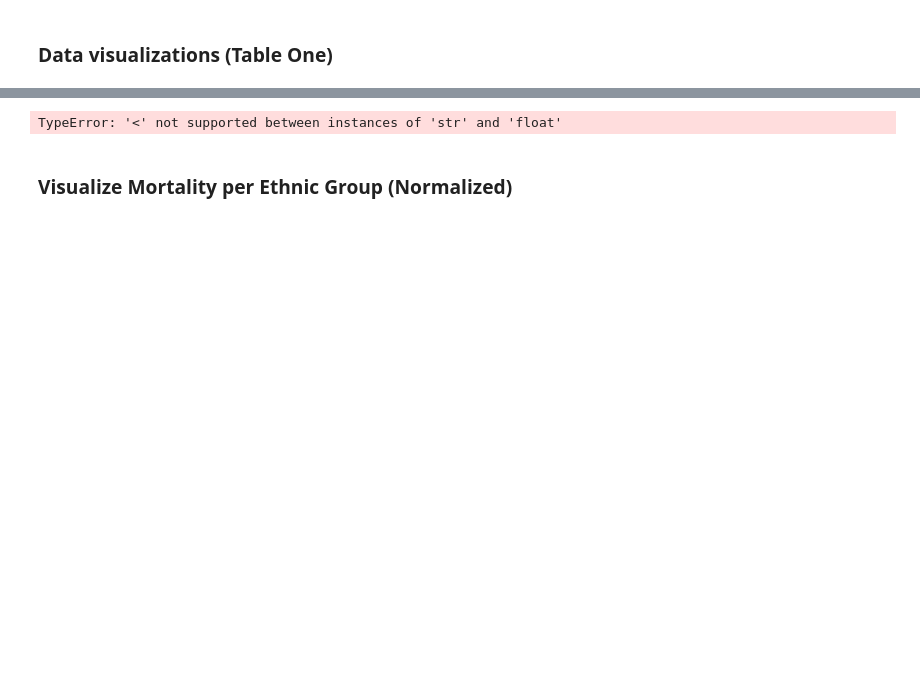
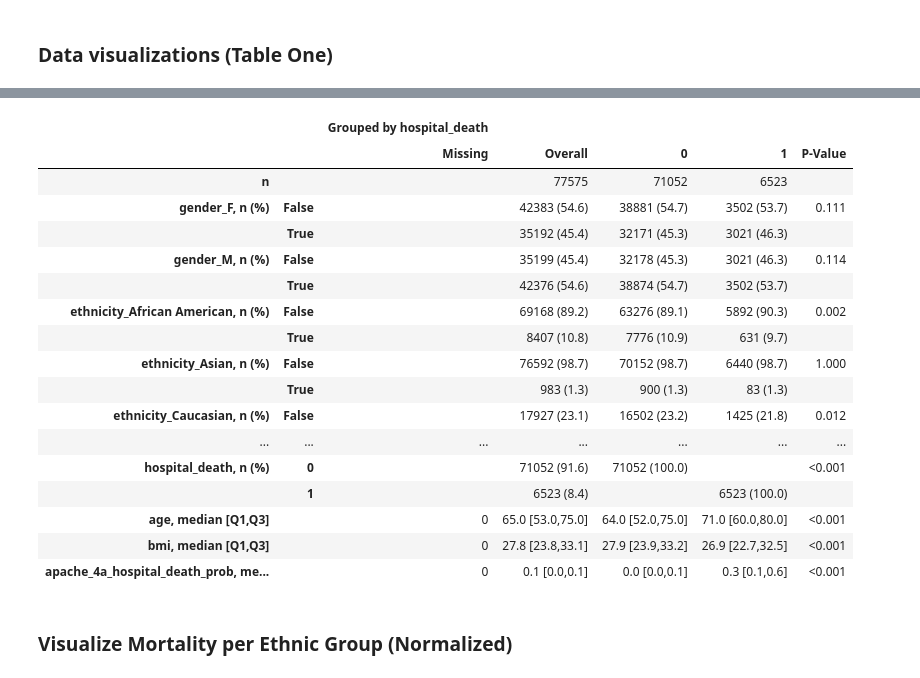
Before and after one commit to Mackenzie-Meni/UF-biasathon-workshop2025, a Jupyter notebook: 4_generate_model_card.ipynb, the cells around one changed output, grey strips where cells are left out. Saved outputs shown, nothing was run; the diff lists cells and outputs as text; code cells hidden in the pictures; blank space fills up the shorter version.

```diff
--- a/4_generate_model_card.ipynb
+++ b/4_generate_model_card.ipynb
@@ -82,2 +89,5 @@ data.head()
 # %% [markdown]
 ### Data visualizations (Table One)
+# %%
+data_dummies = pd.get_dummies(data, columns=['gender', 'ethnicity'])
+data_dummies.dtypes
@@ -83,0 +158,3 @@ data.head()
+# %%
+data_dropnan = data_dummies.dropna()
+print(data_dropnan.isnull().sum())
@@ -89,8 +184,14 @@ from tableone import TableOne
 
 # Define which columns to treat as categorical and which are continuous
 categorical_vars = [
-    'gender',
-    'ethnicity',
+    'gender_F',
+    'gender_M',
+    'ethnicity_African American',
+    'ethnicity_Asian',
+    'ethnicity_Caucasian',
+    'ethnicity_Hispanic',
+    'ethnicity_Native American',
+    'ethnicity_Other/Unknown',
     'elective_surgery',
     'aids',
     'cirrhosis',
@@ -99,34 +200,51 @@ categorical_vars = [
     'immunosuppression',
     'leukemia',
     'lymphoma',
     'solid_tumor_with_metastasis',
     'hospital_death'
 ]
 
 # Define your continuous variables
 continuous_vars = [
     'age',
     'bmi',
     'apache_4a_hospital_death_prob'
 ]
 
 # Optionally, group by hospital_death to see comparisons between groups
 group_by = 'hospital_death'
 
 # Build the table
 table1 = TableOne(
-    data,
+    data_dropnan,
     columns=categorical_vars + continuous_vars,  # columns to include in the table
     categorical=categorical_vars,
     groupby=group_by,          # column to group by
     nonnormal=continuous_vars, # treat continuous_vars columns as non-normal for distribution
     pval=True,                 # show p-values
     missing=True               # show counts of missing data
 )
 
 # Display the table
 table1
 # %% [output]
-TypeError: '<' not supported between instances of 'str' and 'float'
+|  |  | Grouped by hospital_death |  |  |  |  |
+|  |  | Missing | Overall | 0 | 1 | P-Value |
+| n |  |  | 77575 | 71052 | 6523 |  |
+| gender_F, n (%) | False |  | 42383 (54.6) | 38881 (54.7) | 3502 (53.7) | 0.111 |
+|  | True |  | 35192 (45.4) | 32171 (45.3) | 3021 (46.3) |  |
+| gender_M, n (%) | False |  | 35199 (45.4) | 32178 (45.3) | 3021 (46.3) | 0.114 |
+|  | True |  | 42376 (54.6) | 38874 (54.7) | 3502 (53.7) |  |
+| ethnicity_African American, n (%) | False |  | 69168 (89.2) | 63276 (89.1) | 5892 (90.3) | 0.002 |
+|  | True |  | 8407 (10.8) | 7776 (10.9) | 631 (9.7) |  |
+| ethnicity_Asian, n (%) | False |  | 76592 (98.7) | 70152 (98.7) | 6440 (98.7) | 1.000 |
+|  | True |  | 983 (1.3) | 900 (1.3) | 83 (1.3) |  |
+| ethnicity_Caucasian, n (%) | False |  | 17927 (23.1) | 16502 (23.2) | 1425 (21.8) | 0.012 |
+| ... | ... | ... | ... | ... | ... | ... |
+| hospital_death, n (%) | 0 |  | 71052 (91.6) | 71052 (100.0) |  | <0.001 |
+|  | 1 |  | 6523 (8.4) |  | 6523 (100.0) |  |
+| age, median [Q1,Q3] |  | 0 | 65.0 [53.0,75.0] | 64.0 [52.0,75.0] | 71.0 [60.0,80.0] | <0.001 |
+| bmi, median [Q1,Q3] |  | 0 | 27.8 [23.8,33.1] | 27.9 [23.9,33.2] | 26.9 [22.7,32.5] | <0.001 |
+| apache_4a_hospital_death_prob, me... |  | 0 | 0.1 [0.0,0.1] | 0.0 [0.0,0.1] | 0.3 [0.1,0.6] | <0.001 |
 # %% [markdown]
 ### Visualize Mortality per Ethnic Group (Normalized)
```
Also changed, not shown: parts of 17 cells of this notebook.
